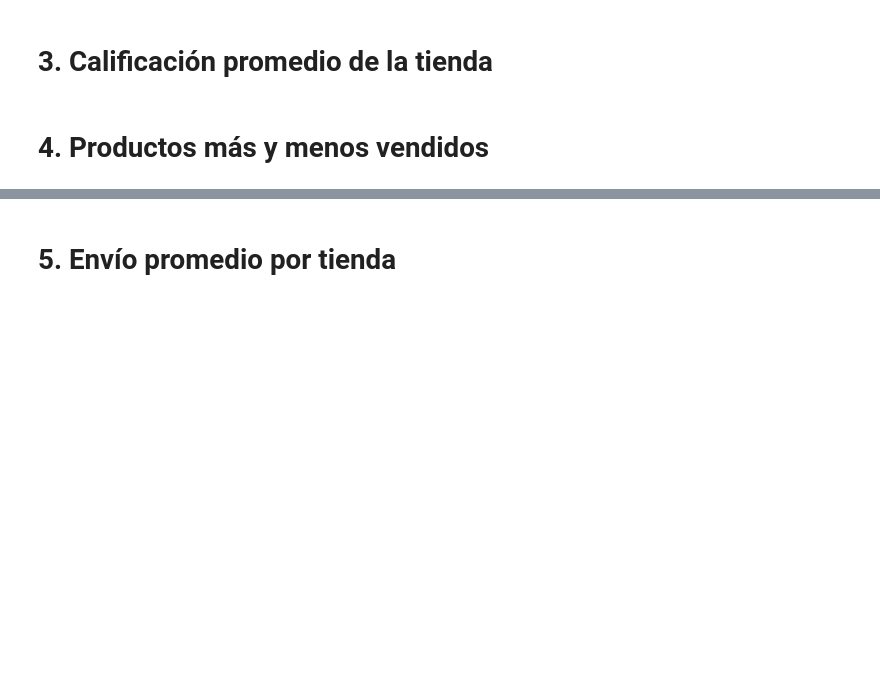
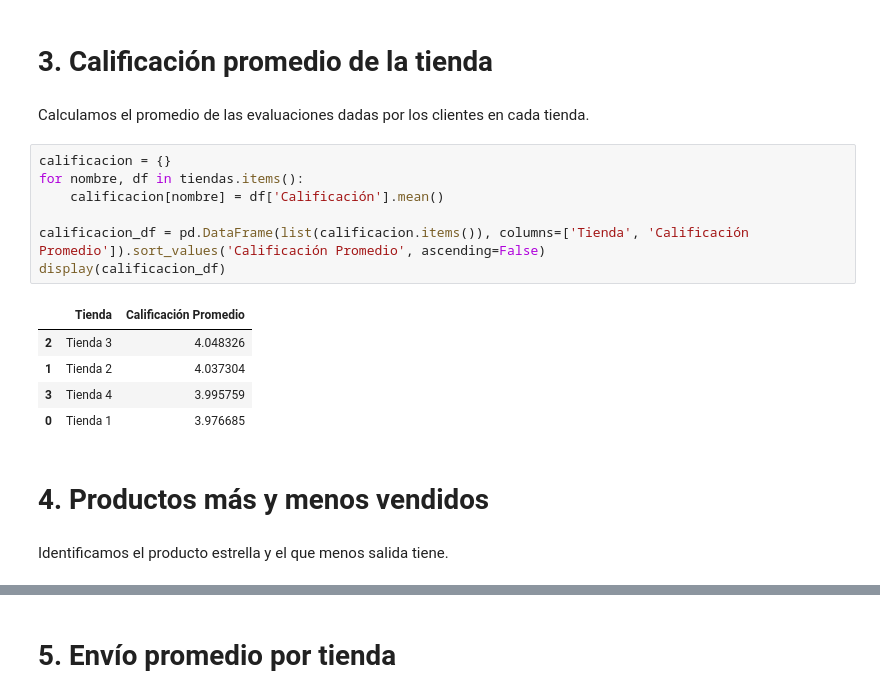
Before and after one commit to mr-tengu/ChallengeAluraPythonDataScience, a Jupyter notebook: AluraStoreLatam.ipynb, the cells around one changed output, grey strips where cells are left out. Drawn from its saved outputs; the diff is of its cells as text; blank space fills up the shorter version.

```diff
--- a/AluraStoreLatam.ipynb
+++ b/AluraStoreLatam.ipynb
@@ -79,5 +79,22 @@ Juguetes        338
 Name: count, dtype: int64
 # %% [markdown]
 # 3. Calificación promedio de la tienda
+# %% [markdown]
+Calculamos el promedio de las evaluaciones dadas por los clientes en cada tienda.
+# %%
+calificacion = {}
+for nombre, df in tiendas.items():
+    calificacion[nombre] = df['Calificación'].mean()
+
+calificacion_df = pd.DataFrame(list(calificacion.items()), columns=['Tienda', 'Calificación Promedio']).sort_values('Calificación Promedio', ascending=False)
+display(calificacion_df)
+# %% [output]
+|  | Tienda | Calificación Promedio |
+| 2 | Tienda 3 | 4.048326 |
+| 1 | Tienda 2 | 4.037304 |
+| 3 | Tienda 4 | 3.995759 |
+| 0 | Tienda 1 | 3.976685 |
 # %% [markdown]
 # 4. Productos más y menos vendidos
+# %% [markdown]
+Identificamos el producto estrella y el que menos salida tiene.
```
Also changed, not shown: parts of 5 cells of this notebook.
